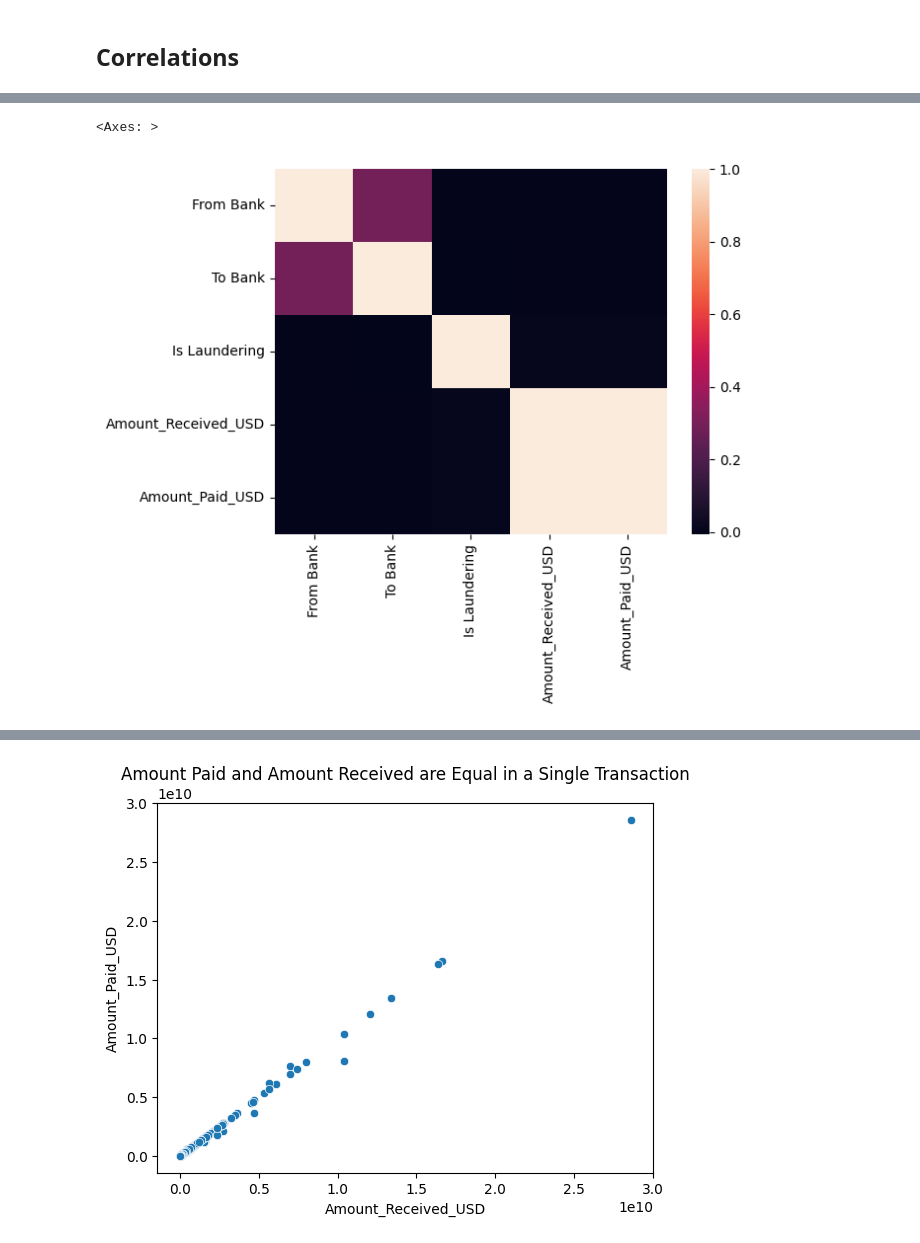
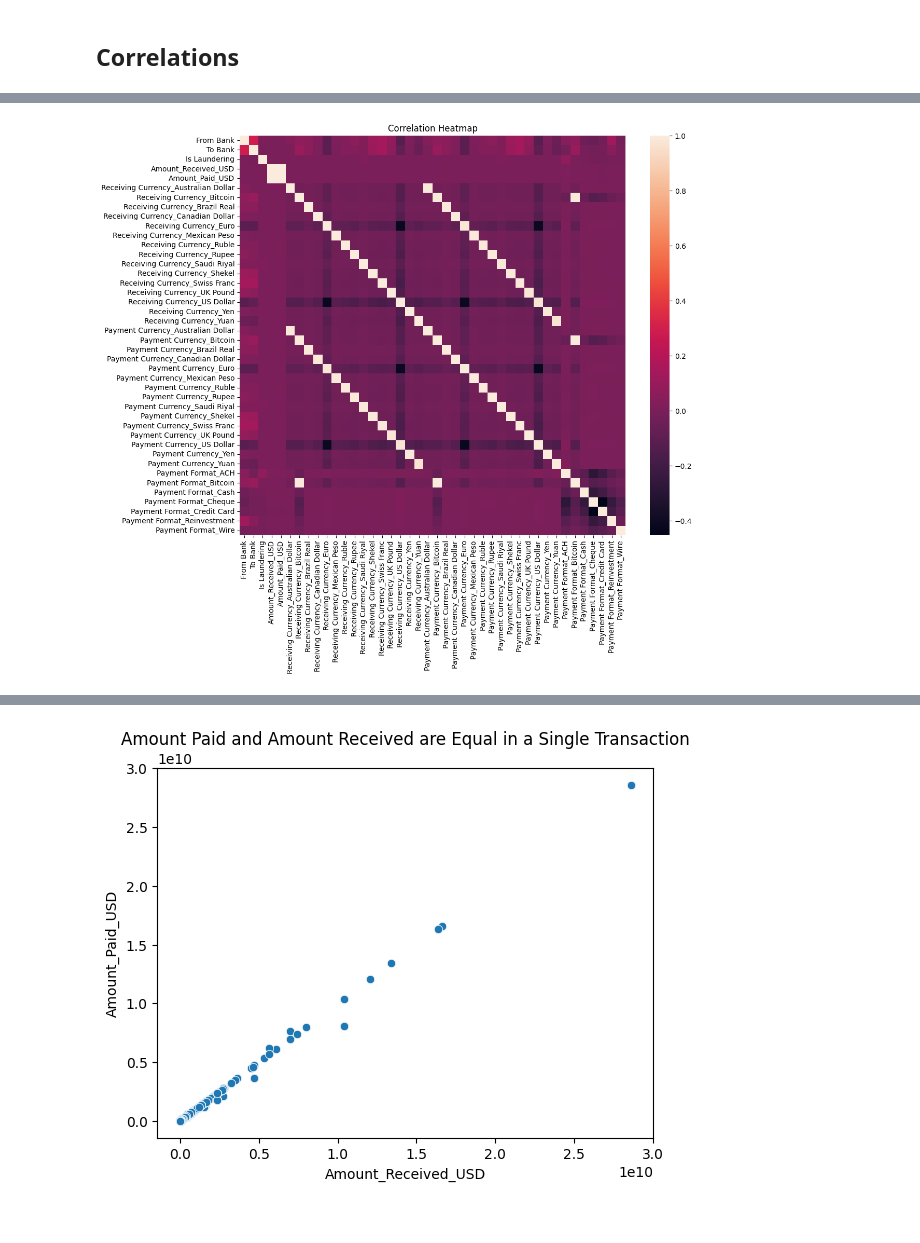
Before and after one commit to calebhadley1/Module-B-semester-2, a Jupyter notebook: ibm_eda.ipynb, the cells around one changed output, grey strips where cells are left out. Saved outputs shown, nothing was run; the diff lists cells and outputs as text; code cells hidden in the pictures.

```diff
--- a/ibm_eda.ipynb
+++ b/ibm_eda.ipynb
@@ -339,0 +368,14 @@ li_small_trans_df['Amount_Paid_USD'].min(), li_small_trans_df['Amount_Paid_USD']
+# %%
+from sklearn.preprocessing import OneHotEncoder
+
+categorical_features = [
+    'Receiving Currency',
+    'Payment Currency',
+    'Payment Format',
+]
+
+encoder = OneHotEncoder(sparse_output=False, handle_unknown='ignore')
+one_hot_encoded = encoder.fit_transform(li_small_trans_df[categorical_features])
+one_hot_df = pd.DataFrame(one_hot_encoded, columns=encoder.get_feature_names_out(categorical_features))
+li_small_trans_cleaned_df = pd.concat([li_small_trans_df.drop(categorical_features, axis=1), one_hot_df], axis=1)
+li_small_trans_cleaned_df
@@ -339,0 +396,5 @@ li_small_trans_df['Amount_Paid_USD'].min(), li_small_trans_df['Amount_Paid_USD']
+# %%
+one_hot_encoded = encoder.transform(hi_small_trans_df[categorical_features])
+one_hot_df = pd.DataFrame(one_hot_encoded, columns=encoder.get_feature_names_out(categorical_features))
+hi_small_trans_cleaned_df = pd.concat([hi_small_trans_df.drop(categorical_features, axis=1), one_hot_df], axis=1)
+hi_small_trans_cleaned_df
@@ -439,5 +573,7 @@ sns.boxplot(li_small_trans_df)
 # %%
-sns.heatmap(hi_small_trans_df.corr(numeric_only=True))
+plt.figure(figsize=(12, 10)) # Adjust the width and height as needed
+sns.heatmap(hi_small_trans_cleaned_df.corr(numeric_only=True))
+plt.title("Correlation Heatmap")
+plt.savefig("ibm_figs/correlation.png")
 # %% [output]
-<Axes: >
-[figure, old version]
+[figure, new version]
```
Also changed, not shown: parts of 16 cells of this notebook, 3 other files.
